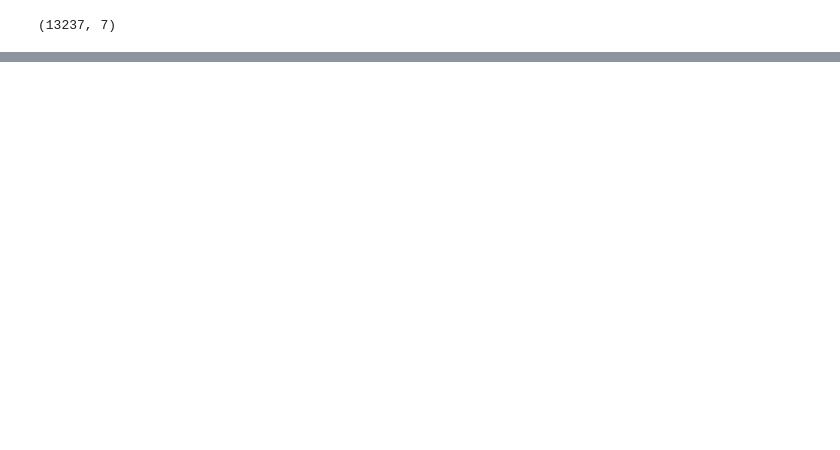
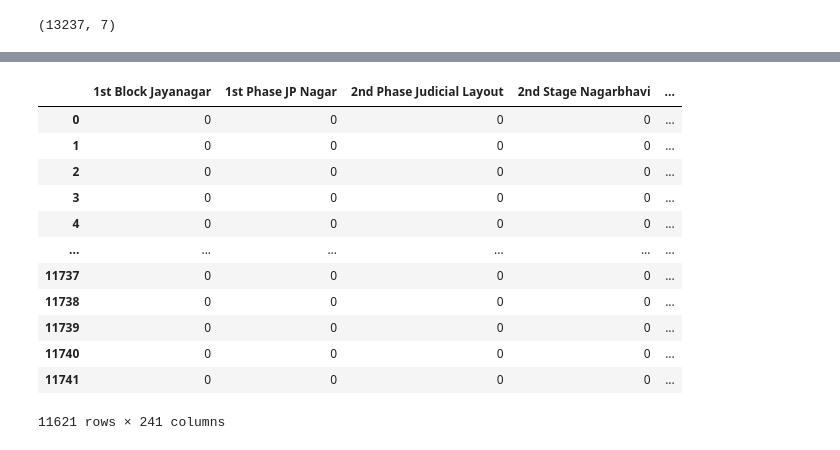
Before and after one commit to Swaraj07082/Real_estate-price-prediction, a Jupyter notebook: code.ipynb, the cells around one changed output, grey strips where cells are left out. Saved outputs shown, nothing was run; the diff lists cells and outputs as text; code cells hidden in the pictures; blank space fills up the shorter version.

```diff
--- a/code.ipynb
+++ b/code.ipynb
@@ -445,0 +537,2 @@ df6.shape
+# %%
+dummies = pd.get_dummies(df8['location'] , dtype=int , drop_first=True)
@@ -445,0 +543,16 @@ df6.shape
+# %%
+dummies
+# %% [output]
+|  | 1st Block Jayanagar | 1st Phase JP Nagar | 2nd Phase Judicial Layout | 2nd Stage Nagarbhavi | ... |
+| 0 | 0 | 0 | 0 | 0 | ... |
+| 1 | 0 | 0 | 0 | 0 | ... |
+| 2 | 0 | 0 | 0 | 0 | ... |
+| 3 | 0 | 0 | 0 | 0 | ... |
+| 4 | 0 | 0 | 0 | 0 | ... |
+| ... | ... | ... | ... | ... | ... |
+| 11737 | 0 | 0 | 0 | 0 | ... |
+| 11738 | 0 | 0 | 0 | 0 | ... |
+| 11739 | 0 | 0 | 0 | 0 | ... |
+| 11740 | 0 | 0 | 0 | 0 | ... |
+| 11741 | 0 | 0 | 0 | 0 | ... |
+11621 rows × 241 columns
```
Also changed, not shown: parts of 22 cells of this notebook.
